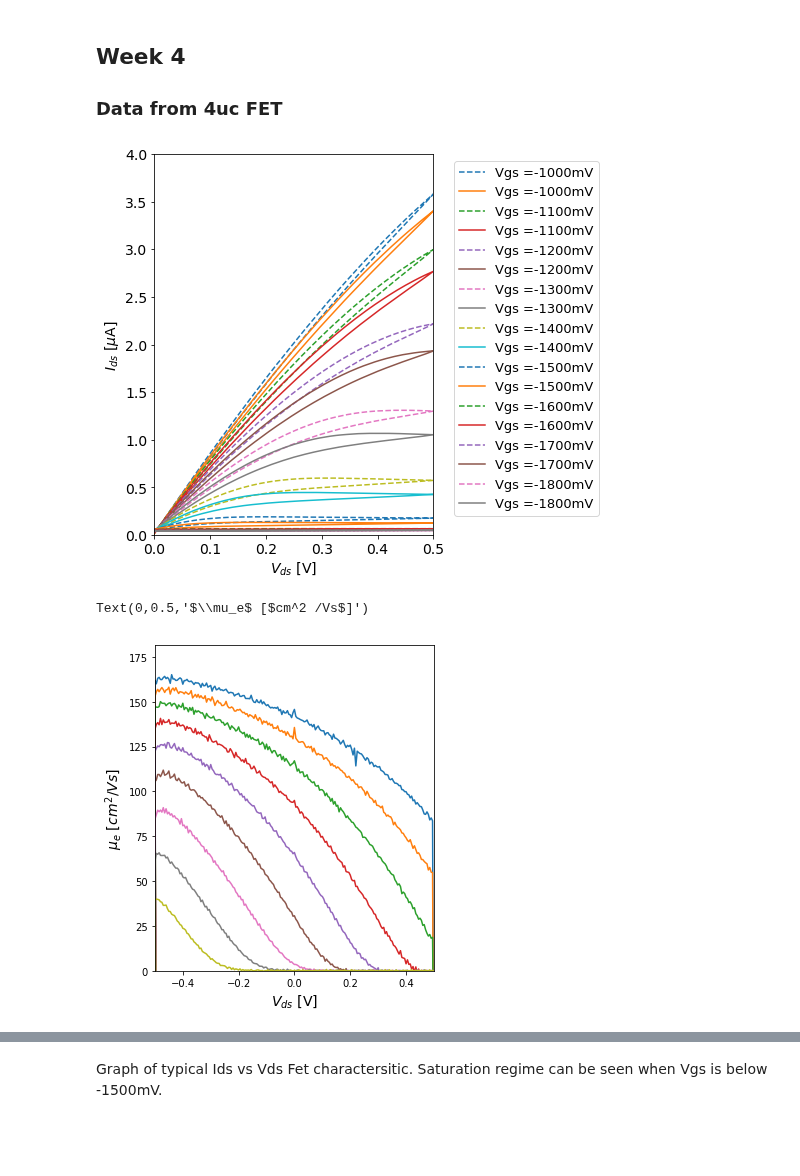
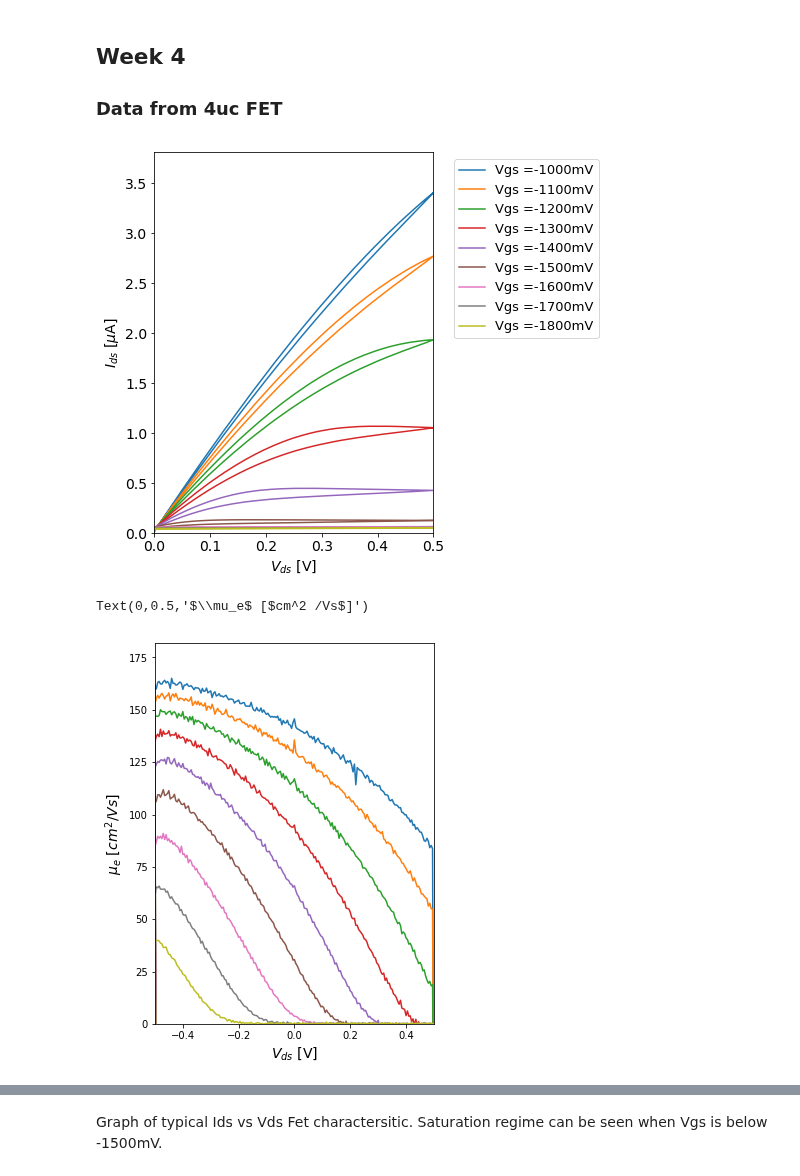
Before and after one commit to prabowobagas/Jupyter-Notebook-Thesis, a Jupyter notebook: Weekly Journal.ipynb, the cells around one changed output, grey strips where cells are left out. Drawn from its saved outputs; the diff is of its cells as text; code cells hidden in the pictures; blank space fills up the shorter version.

```diff
--- a/Weekly Journal.ipynb
+++ b/Weekly Journal.ipynb
@@ -250,35 +250,35 @@ def wrapper_vds(dataframe):
     dataframe.columns = ['time','Vgs','Vds','Igs','Ids']
     return dataframe
 
 for i in range(11,20):
     df1 = pd.read_csv('Data\\dev15\\dev15_vsd\\dev15_dataset'+str(i)+'.txt',sep='\t',skiprows = [0,1,2])
     df2 = pd.read_csv('Data\\dev16\\dev16_vsd\\dev16dataset'+str(i)+'.txt',sep='\t',skiprows = [0,1,2])
 
     df_wrap1 = wrapper_vds(df1)
     df_wrap2 = wrapper_vds(df2)
 
     plt.figure(1)
-    plt.plot(df_wrap1['Vds'], df_wrap1['Ids']/(10)**(-6), label = 'Vgs ='+str((i*-100)+100)+'mV',linestyle = 'dashed')
+    # plt.plot(df_wrap1['Vds'], df_wrap1['Ids']/(10)**(-6), label = 'Vgs ='+str((i*-100)+100)+'mV',linestyle = 'dashed')
     plt.plot(df_wrap2['Vds'], df_wrap2['Ids']/(10)**(-6), label = 'Vgs ='+str((i*-100)+100)+'mV')
 
 
 
 
 plt.xlabel('$V_{ds}$ [V]', fontsize=14)
 plt.ylabel('$I_{ds}$ [$\mu$A]', fontsize=14)
 plt.legend(bbox_to_anchor=(1.05, 1), loc=2,  prop={'size': 13})
 
 plt.xlim(0,0.5)
 plt.ylim(0,)
 
 plt.rcParams['figure.figsize'] = (5,7)
 ax = plt.gca()
 ax.tick_params(axis = 'both', which = 'major', labelsize = 14)
 plt.show()
 
 # plt.savefig('Figures\\Ids_Vds_dev15-16.pdf', format='pdf', dpi=1000, bbox_inches='tight')
 # %% [output]
-[figure, old version]
+[figure, new version]
 # %%
 from scipy import constants
 
@@ -289,7 +289,7 @@ for i in range(11,20):
     df_wrap1 = wrapper_vds(df1)
     # df_wrap2 = wrapper_vds(df2)
 
-    mu = np.diff((df_wrap1['Ids']) * 10**4)/(1.9*10**(13) * constants.elementary_charge)
+    mu = np.diff((df_wrap1['Ids']) * 10**4) / (1.9*10**(13) * constants.elementary_charge)
     Vgs_lineseries = df_wrap1['Vds']
     plt.plot(Vgs_lineseries[0:400], mu)
 
@@ -299,7 +299,7 @@ plt.xlabel('$V_{ds}$ [V]', fontsize=14)
 plt.ylabel('$\mu_e$ [$cm^2 /Vs$]', fontsize=14)
 # %% [output]
 Text(0,0.5,'$\\mu_e$ [$cm^2 /Vs$]')
-[figure, old version]
+[figure, new version]
 # %%
 # Vgs variable plotter
 def wrapper_vgs(dataframe):
```
Also changed, not shown: parts of 5 cells of this notebook, 3 other files.
